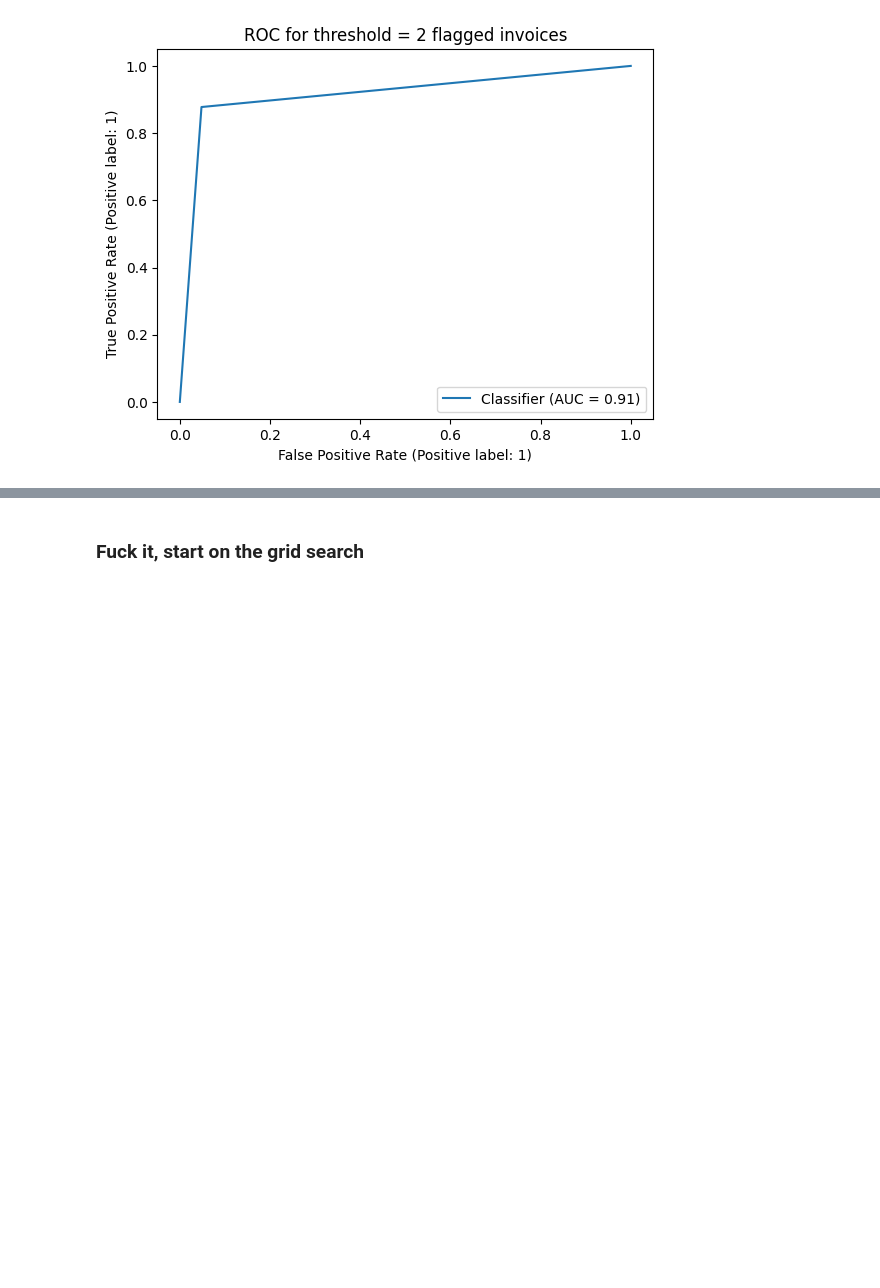
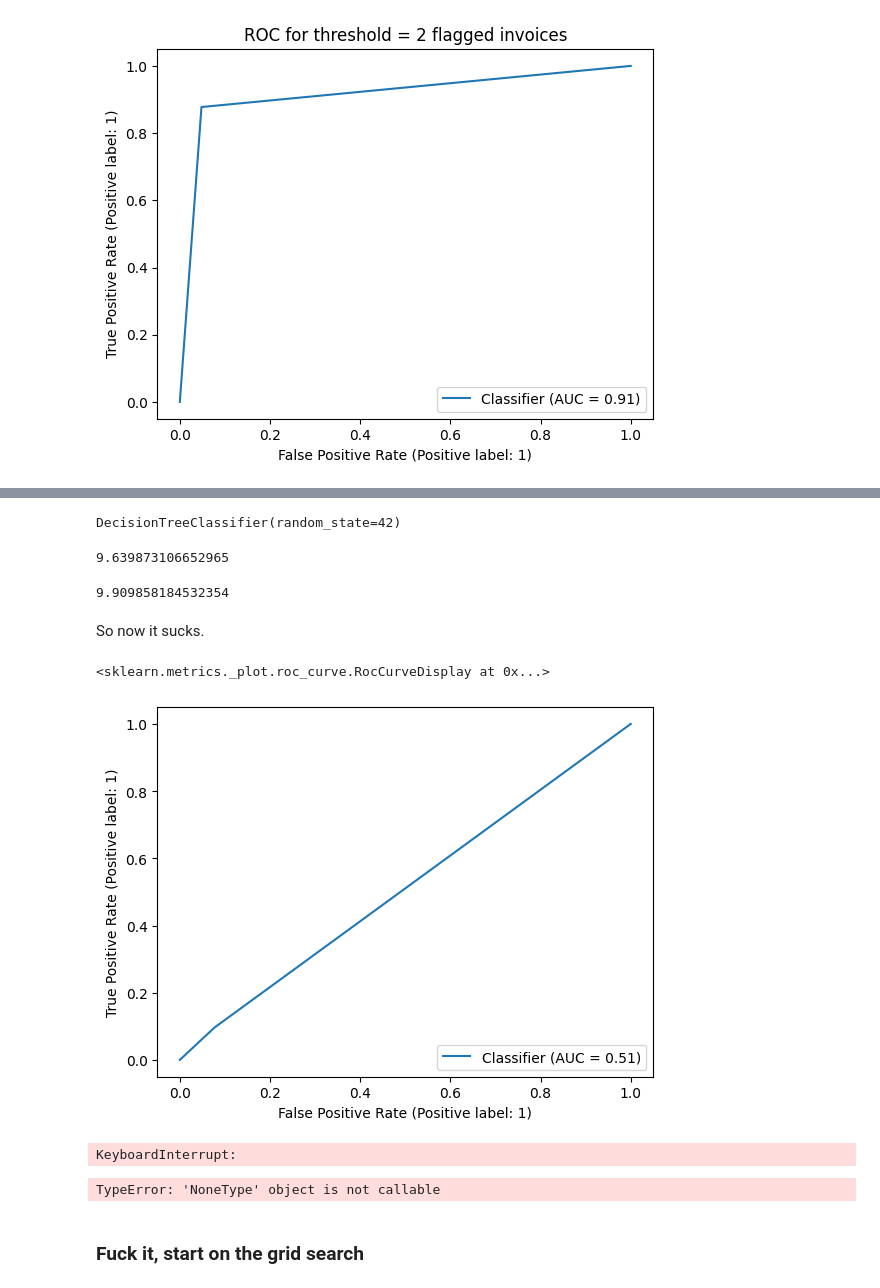
Before and after one commit to TomPreto/Fraud-Detection-ML, a Jupyter notebook: Decision_Tree_Random_Forest.ipynb, the cells around one changed output, grey strips where cells are left out. Cells and saved outputs as stored; diff of their text form; code cells hidden in the pictures; blank space fills up the shorter version.

```diff
--- a/Decision_Tree_Random_Forest.ipynb
+++ b/Decision_Tree_Random_Forest.ipynb
@@ -303,0 +376,13 @@ tree.get_params()
+# %%
+#We can use train_test_split on the client ids to ensure separation of clients between train and test
+clients_train, clients_test, target_train, target_test = train_test_split(dfc.client_id, dfc.target, stratify=dfc.target, random_state=42)
+# %%
+X_train = dfi[dfi["client_id"].isin(set(clients_train))].drop(['client_id','counter_number'], axis=1) # we get rid of counter_number now
+
+X_test = dfi[dfi["client_id"].isin(set(clients_test))].drop(['client_id','counter_number'], axis=1) # we get rid of counter_number now
+
+y_train = dfi[dfi["client_id"].isin(set(clients_train))]
+y_train = pd.Series(y_train.client_id.isin(list_of_targets))
+
+y_test = dfi[dfi["client_id"].isin(set(clients_test))]
+y_test = pd.Series(y_test.client_id.isin(list_of_targets))
@@ -303,0 +395,24 @@ tree.get_params()
+# %%
+tree2 = DecisionTreeClassifier(random_state=42)
+
+tree2.fit(X_train, y_train)
+# %% [output]
+DecisionTreeClassifier(random_state=42)
+# %%
+y_pred = tree2.predict(X_test)
+y_probs = tree2.predict_proba(X_test)
+# %%
+recall_score(y_test, y_pred) * 100
+# %% [output]
+9.639873106652965
+# %%
+precision_score(y_test, y_pred) * 100
+# %% [output]
+9.909858184532354
+# %% [markdown]
+So now it sucks.
+# %%
+RocCurveDisplay.from_predictions(y_test, y_pred)
+# %% [output]
+<sklearn.metrics._plot.roc_curve.RocCurveDisplay at 0x...>
+[figure, added]
@@ -303,0 +428,4 @@ tree.get_params()
+# %%
+grid_search.fit(X_train, y_train)
+# %% [output]
+KeyboardInterrupt:
@@ -304,2 +434,6 @@ tree.get_params()
+# %%
+grid_search.sco
+# %% [output]
+TypeError: 'NoneType' object is not callable
 # %% [markdown]
 ### Fuck it, start on the grid search
```
Also changed, not shown: parts of 28 cells of this notebook.
